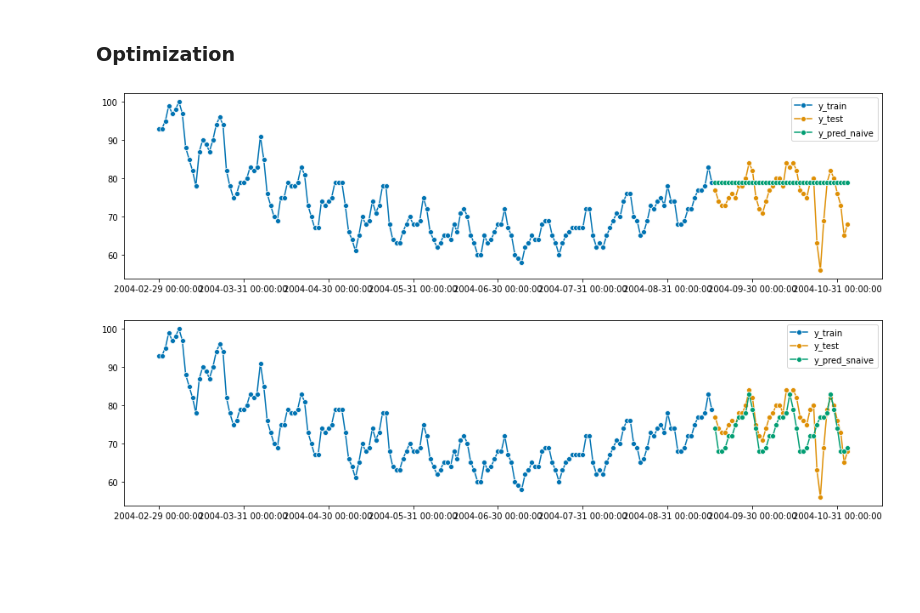
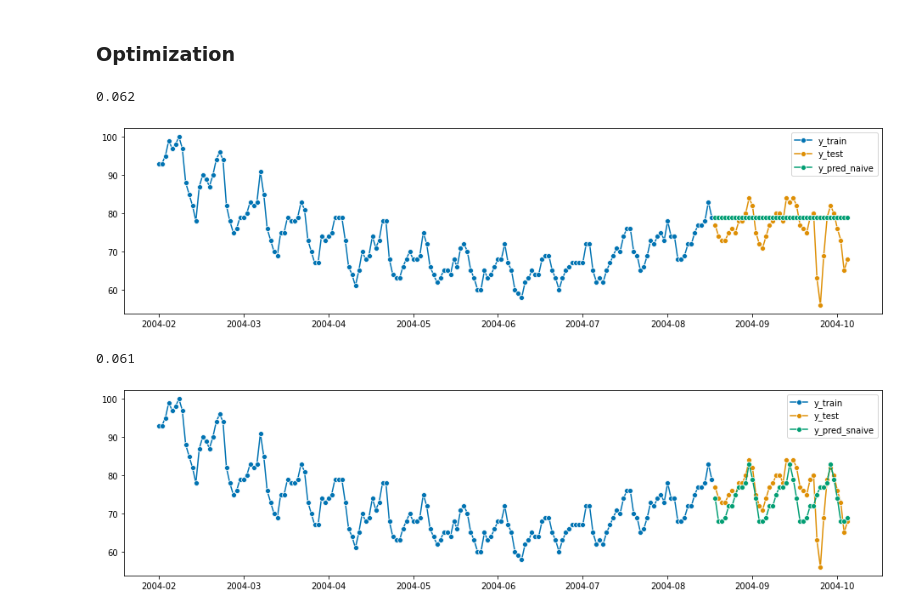
Before and after one commit to ipveka/Demand-Fcst, a Jupyter notebook: 3_demand_analysis.ipynb, the cells around one changed output. Cells and saved outputs as stored; diff of their text form; code cells hidden in the pictures; blank space fills up the shorter version.

```diff
--- a/3_demand_analysis.ipynb
+++ b/3_demand_analysis.ipynb
@@ -68,17 +73,16 @@ number_rows = data['Date'].count()
 # %% [markdown]
 ### Parameters
 # %%
-# Results table
-
-optim_models = pd.DataFrame()
-
 # Time series
 
 # Wrangling
 
 df = data[['Date',selected_var]]
 df[selected_var] = df[selected_var].astype(np.float64)
-ts = pd.Series(df[selected_var].values, index = pd.date_range(min(df['Date']), freq = 'M', periods = number_rows))
+dates0 = pd.date_range(min(df['Date']), freq = 'M', periods = number_rows)
+dates = pd.PeriodIndex(df['Date'], freq = "M")
+ts0 = pd.Series(df[selected_var].values, index = pd.date_range(min(df['Date']), freq = 'M', periods = number_rows))
+ts = pd.Series(df[selected_var].values, index = dates)
 
 # Total size
 
@@ -112,31 +116,35 @@ Observations in test:  40
 # %%
 # Naive
 
-forecaster_naive = NaiveForecaster(strategy="last")
+forecaster_naive = NaiveForecaster(strategy = "last")
 forecaster_naive.fit(y_train)
 y_pred_naive = forecaster_naive.predict(fh)
 
 # Save results
 
-optim_plot_naive = plot_series(y_train, y_test, y_pred_naive, labels=["y_train", "y_test", "y_pred_naive"])
+optim_plot_naive = plot_series(y_train, y_test, y_pred_naive, labels = ["y_train", "y_test", "y_pred_naive"])
 optim_plot_naive
-smape_naive = smape_loss(y_pred_naive, y_test)
+smape_naive = round(smape_loss(y_pred_naive, y_test),3)
+print(smape_naive)
 # %% [output]
+0.062
-[figure, old version]
+[figure, new version]
 # %%
 # Snaive
 
-forecaster_snaive = NaiveForecaster(strategy="last", sp = season_cycle)
+forecaster_snaive = NaiveForecaster(strategy = "last", sp = season_cycle)
 forecaster_snaive.fit(y_train)
 y_pred_snaive = forecaster_snaive.predict(fh)
 
 # Save results
 
-optim_plot_snaive = plot_series(y_train, y_test, y_pred_snaive, labels=["y_train", "y_test", "y_pred_snaive"])
+optim_plot_snaive = plot_series(y_train, y_test, y_pred_snaive, labels = ["y_train", "y_test", "y_pred_snaive"])
 optim_plot_snaive
-smape_snaive = smape_loss(y_pred_snaive, y_test)
+smape_snaive = round(smape_loss(y_pred_snaive, y_test),3)
+print(smape_snaive)
 # %% [output]
+0.061
-[figure, old version]
+[figure, new version]
 # %%
 # Exp Smoothing
 
```
Also changed, not shown: parts of 8 cells of this notebook, 7 other files.
